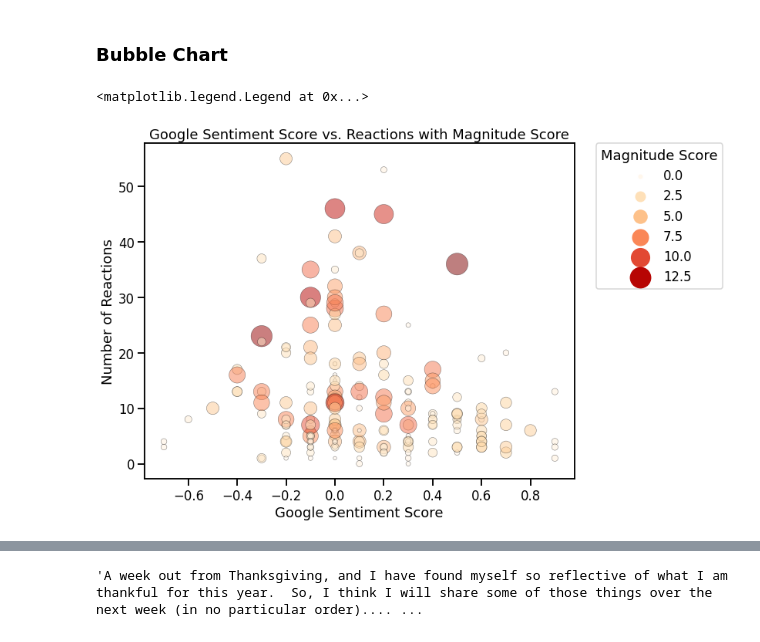
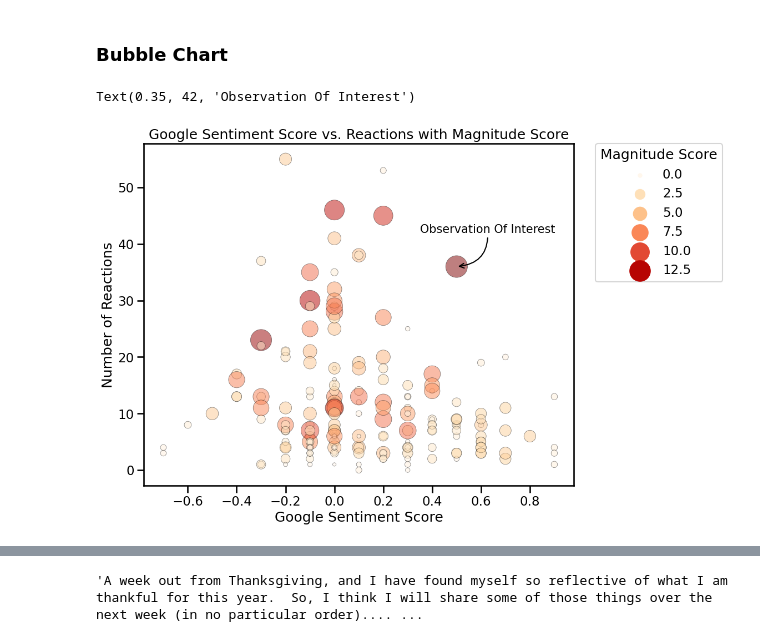
Before and after one commit to adamrossnelson/confident, a Jupyter notebook: notebooks/Confident Data Chapter 10.ipynb, the cells around one changed output, grey strips where cells are left out. Cells and saved outputs as stored; diff of their text form; code cells hidden in the pictures.

```diff
--- a/notebooks/Confident Data Chapter 10.ipynb
+++ b/notebooks/Confident Data Chapter 10.ipynb
@@ -128,7 +128,7 @@ Text(0, 0.5, 'Average Tip Amount')
 ### Wrangle
 # %%
 # Load ConfidentDataCh9Social.csv
-df = pd.read_csv('ConfidentDataCh9SocialSents_Pub.csv',
+df = pd.read_csv('../data/confident_ch9socialsents.csv',
                  parse_dates=['Date'])
 
 # Display the shape of the data
@@ -510,22 +475,28 @@ reactions_x_day_x_group
 # %%
 plt.figure(figsize=(10, 8))
 # Create a bubble chart
 sns.scatterplot(data=df, x='Sentiment_ggl', y='Reactions',
                 size='Magnitude_ggl', hue='Magnitude_ggl',
                 sizes=(20, 800), alpha=0.5, edgecolor='k',
                 palette='OrRd', legend='brief')
 
 # Set the title and axis labels
 plt.title('Google Sentiment Score vs. Reactions with Magnitude Score')
 plt.xlabel('Google Sentiment Score')
 plt.ylabel('Number of Reactions')
 
 # Move the legend outside the graph area
 plt.legend(bbox_to_anchor=(1.05, 1), loc=2, borderaxespad=0.,
            title='Magnitude Score')
+
+# Add an annotation that marks an observation of interest
+plt.annotate(text='Observation Of Interest',
+            xy=(.5, 36), xytext=(.35,42), fontsize=15,
+            arrowprops={'arrowstyle':'->',
+                        'connectionstyle':'arc3, rad=-.5'})
 # %% [output]
-<matplotlib.legend.Legend at 0x...>
+Text(0.35, 42, 'Observation Of Interest')
-[figure, old version]
+[figure, new version]
 # %%
 # Using estimated filters search for a specific observation
 df[(df['Reactions'] > 30) &
```
Also changed, not shown: parts of 22 cells of this notebook, 2 other files.
